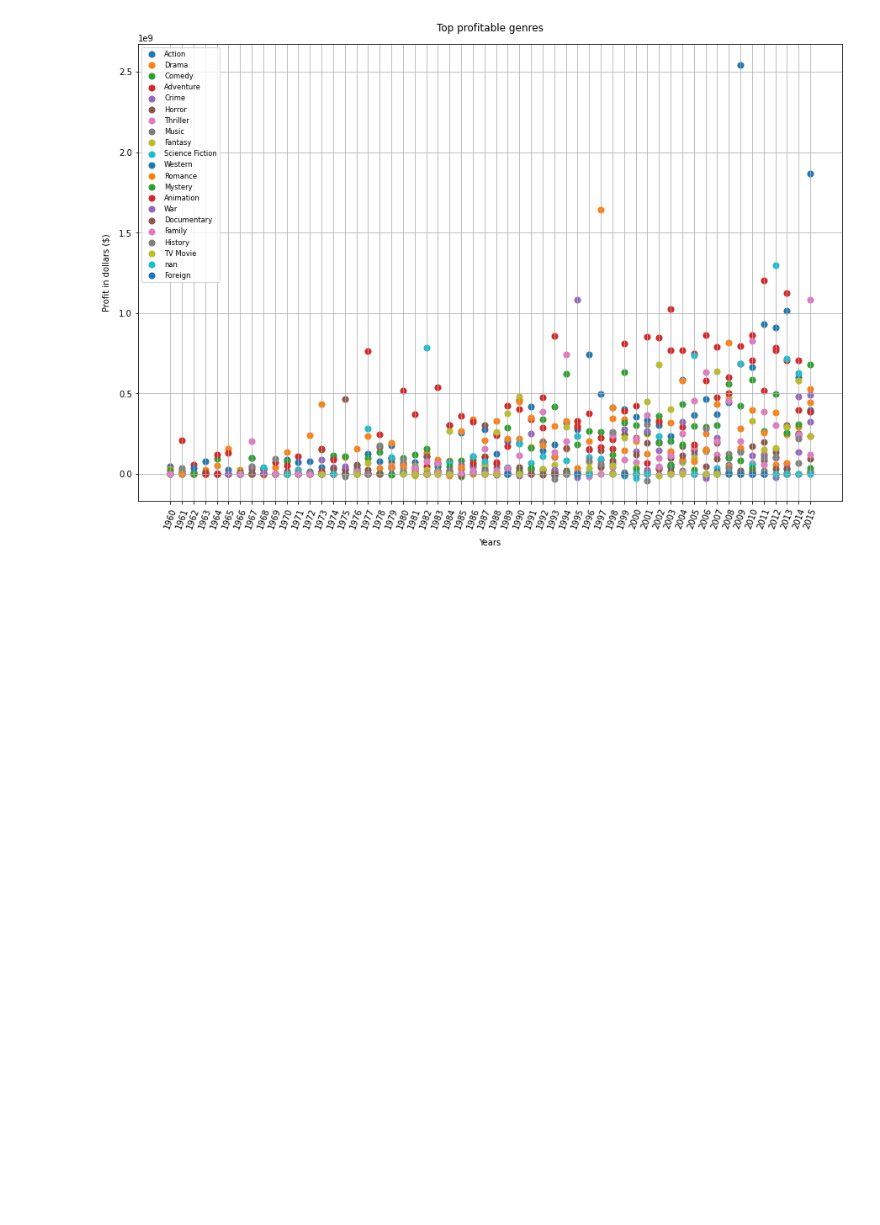
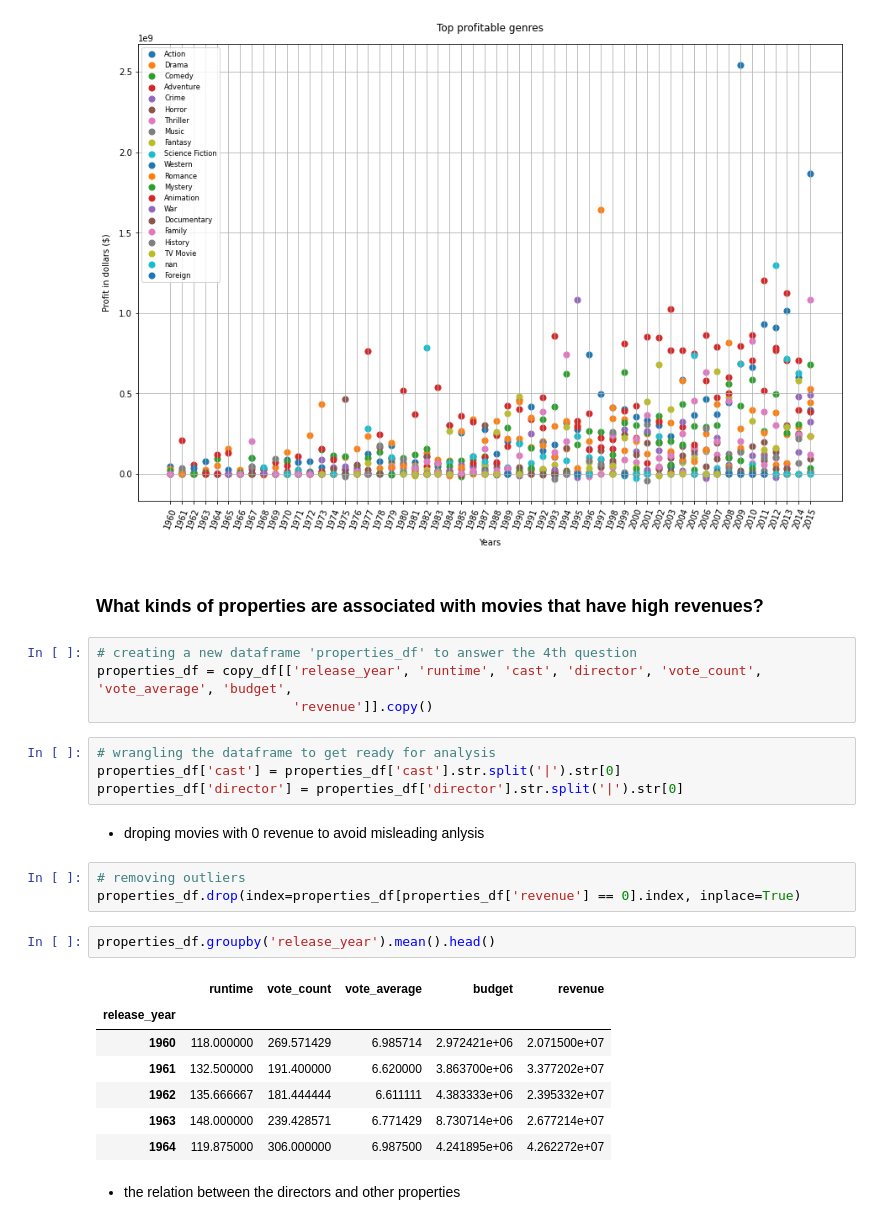
Before and after one commit to Amr-elwetaidy/Investigating-TMDP-Movies-Dataset, a Jupyter notebook: Investigating TMDP-Movies Dataset.ipynb, the cells around one changed output. Drawn from its saved outputs; the diff is of its cells as text; blank space fills up the shorter version.

```diff
--- a/Investigating TMDP-Movies Dataset.ipynb
+++ b/Investigating TMDP-Movies Dataset.ipynb
@@ -665,3 +665,31 @@ plt.legend(fontsize='small')
 plt.show()
 # %% [output]
 [figure]
+# %% [markdown]
+<a id='q4'></a>
+### What kinds of properties are associated with movies that have high revenues?
+# %%
+# creating a new dataframe 'properties_df' to answer the 4th question
+properties_df = copy_df[['release_year', 'runtime', 'cast', 'director', 'vote_count', 'vote_average', 'budget',
+                         'revenue']].copy()
+# %%
+# wrangling the dataframe to get ready for analysis
+properties_df['cast'] = properties_df['cast'].str.split('|').str[0]
+properties_df['director'] = properties_df['director'].str.split('|').str[0]
+# %% [markdown]
+- droping movies with 0 revenue to avoid misleading anlysis
+# %%
+# removing outliers
+properties_df.drop(index=properties_df[properties_df['revenue'] == 0].index, inplace=True)
+# %%
+properties_df.groupby('release_year').mean().head()
+# %% [output]
+|  | runtime | vote_count | vote_average | budget | revenue |
+| release_year |  |  |  |  |  |
+| 1960 | 118.000000 | 269.571429 | 6.985714 | 2.972421e+06 | 2.071500e+07 |
+| 1961 | 132.500000 | 191.400000 | 6.620000 | 3.863700e+06 | 3.377202e+07 |
+| 1962 | 135.666667 | 181.444444 | 6.611111 | 4.383333e+06 | 2.395332e+07 |
+| 1963 | 148.000000 | 239.428571 | 6.771429 | 8.730714e+06 | 2.677214e+07 |
+| 1964 | 119.875000 | 306.000000 | 6.987500 | 4.241895e+06 | 4.262272e+07 |
+# %% [markdown]
+- the relation between the directors and other properties
```
Also changed, not shown: parts of 9 cells of this notebook.
